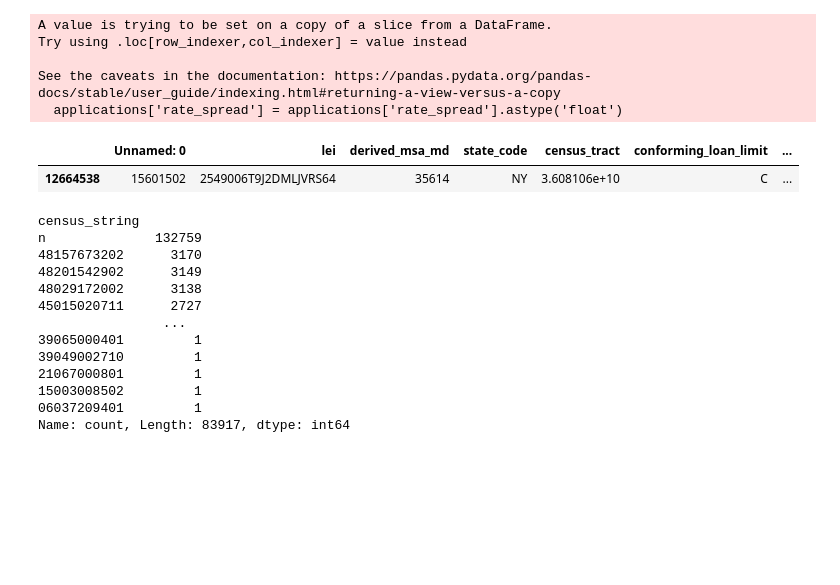
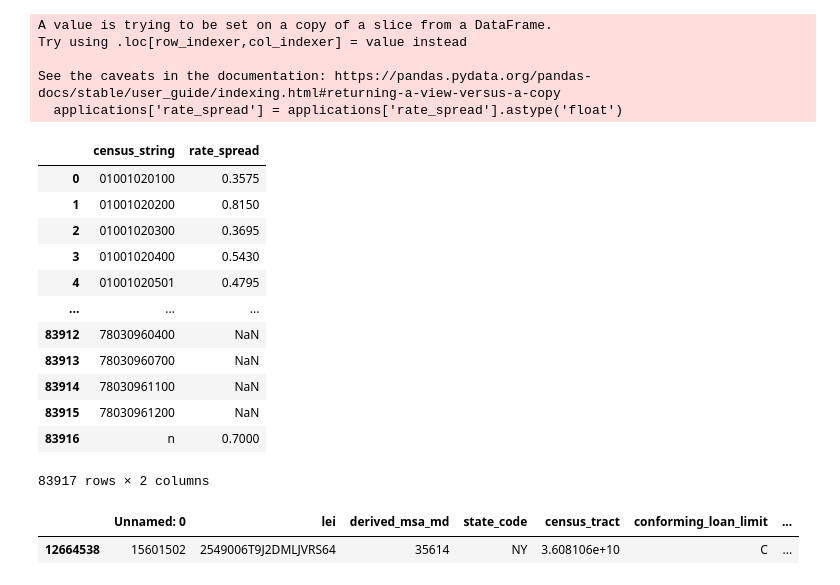
Before and after one commit to robintietz/capstone_hmda, a Jupyter notebook: notebooks/map_making.ipynb, the cells around one changed output. Cells and saved outputs as stored; diff of their text form; code cells hidden in the pictures; blank space fills up the shorter version.

```diff
--- a/notebooks/map_making.ipynb
+++ b/notebooks/map_making.ipynb
@@ -106,7 +106,22 @@ Try using .loc[row_indexer,col_indexer] = value instead
 See the caveats in the documentation: https://pandas.pydata.org/pandas-docs/stable/user_guide/indexing.html#returning-a-view-versus-a-copy
   applications['rate_spread'] = applications['rate_spread'].astype('float')
 # %%
-spreads = applications.groupby('census_string')['rate_spread'].median()
+spreads = applications.groupby('census_string')['rate_spread'].median().reset_index()
+spreads
+# %% [output]
+|  | census_string | rate_spread |
+| 0 | 01001020100 | 0.3575 |
+| 1 | 01001020200 | 0.8150 |
+| 2 | 01001020300 | 0.3695 |
+| 3 | 01001020400 | 0.5430 |
+| 4 | 01001020501 | 0.4795 |
+| ... | ... | ... |
+| 83912 | 78030960400 | NaN |
+| 83913 | 78030960700 | NaN |
+| 83914 | 78030961100 | NaN |
+| 83915 | 78030961200 | NaN |
+| 83916 | n | 0.7000 |
+83917 rows × 2 columns
 # %%
 m = folium.Map(location=[40, -95], zoom_start=4, prefer_canvas=True)
 
@@ -133,18 +148,4 @@ applications[applications['census_string'] == '36081056100']
 |  | Unnamed: 0 | lei | derived_msa_md | state_code | census_tract | conforming_loan_limit | ... |
 | 12664538 | 15601502 | 2549006T9J2DMLJVRS64 | 35614 | NY | 3.608106e+10 | C | ... |
 # %%
-applications['census_string'].value_counts()
+app_count = applications[~applications['rate_spread'].isna()]['census_string'].value_counts().reset_index()
-# %% [output]
-census_string
-n              132759
-48157673202      3170
-48201542902      3149
-48029172002      3138
-45015020711      2727
-                ...
-39065000401         1
-39049002710         1
-21067000801         1
-15003008502         1
-06037209401         1
-Name: count, Length: 83917, dtype: int64
```
Also changed, not shown: parts of 7 cells of this notebook, 7 other files.
